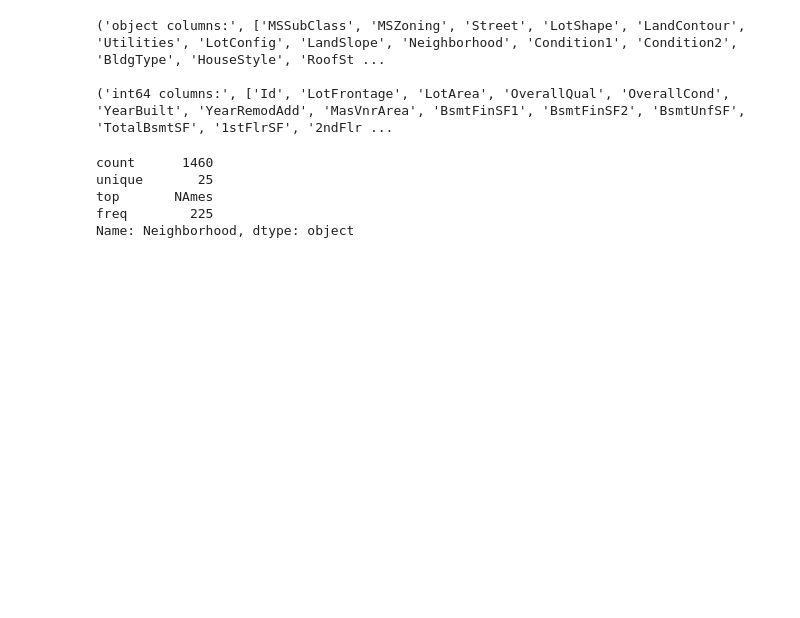
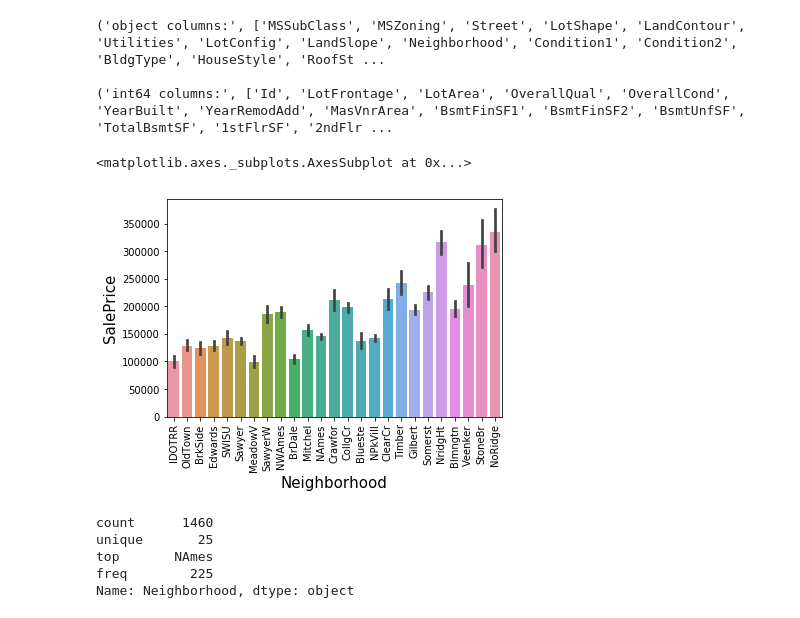
Before and after one commit to adrifmonte/house-prices, a Jupyter notebook: house-prices.ipynb, the cells around one changed output. Saved outputs shown, nothing was run; the diff lists cells and outputs as text; code cells hidden in the pictures; blank space fills up the shorter version.

```diff
--- a/house-prices.ipynb
+++ b/house-prices.ipynb
@@ -828,6 +828,21 @@ print('int64 columns:', columns_of_type('int64'))
 ('object columns:', ['MSSubClass', 'MSZoning', 'Street', 'LotShape', 'LandContour', 'Utilities', 'LotConfig', 'LandSlope', 'Neighborhood', 'Condition1', 'Condition2', 'BldgType', 'HouseStyle', 'RoofSt ...
 
 ('int64 columns:', ['Id', 'LotFrontage', 'LotArea', 'OverallQual', 'OverallCond', 'YearBuilt', 'YearRemodAdd', 'MasVnrArea', 'BsmtFinSF1', 'BsmtFinSF2', 'BsmtUnfSF', 'TotalBsmtSF', '1stFlrSF', '2ndFlr ...
+# %%
+import seaborn as sns
+import matplotlib.pyplot as plt
+%matplotlib inline
+
+plt.ylabel('Mean SalePrice', fontsize=15)
+plt.xlabel('Neighborhood', fontsize=15)
+plt.xticks(rotation='90')
+sns.barplot(
+    x=train_data.sort_values(by='SalePrice')['Neighborhood'],
+    y=train_data.sort_values(by='SalePrice')['SalePrice']
+)
+# %% [output]
+<matplotlib.axes._subplots.AxesSubplot at 0x...>
+[figure, added]
 # %%
 encoded_train_data = train_data.copy()
 encoded_test_data = test_data.copy()
```
Also changed, not shown: 19 other files.
